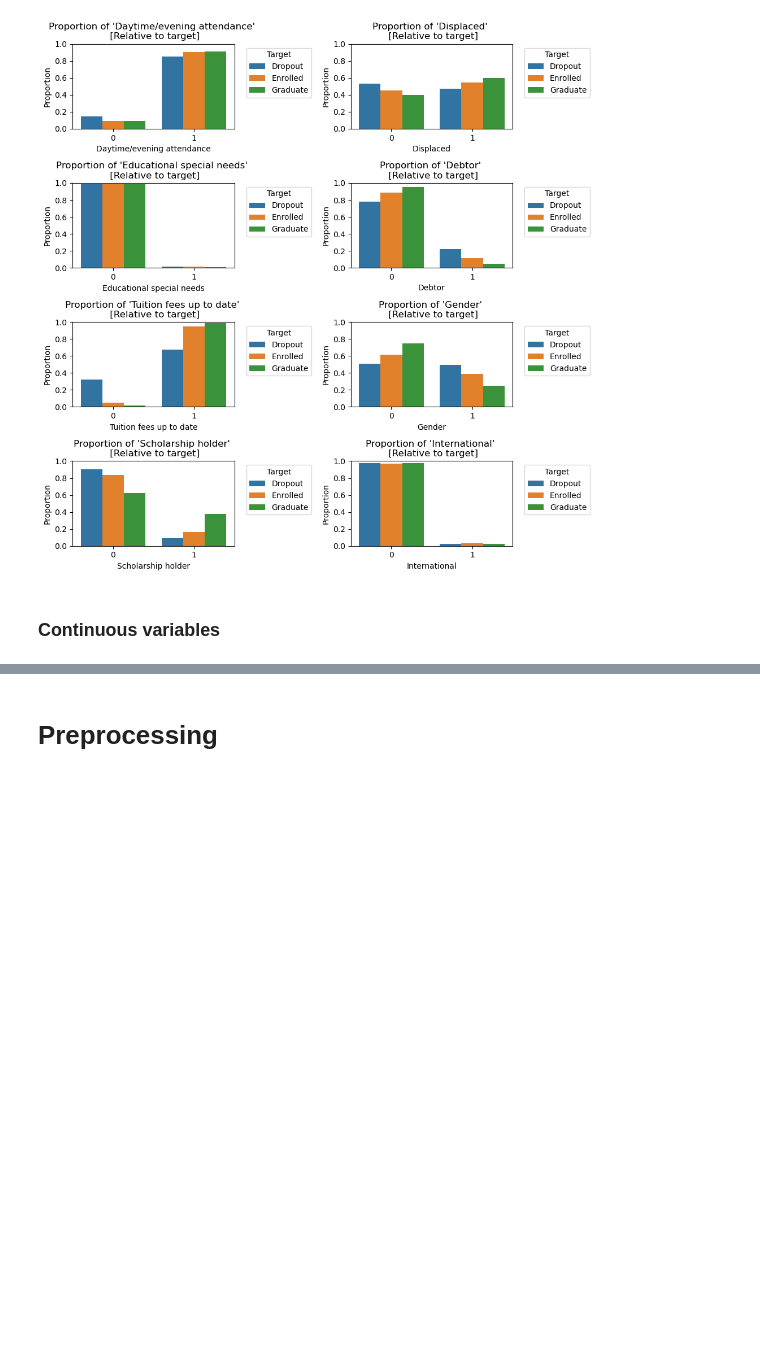
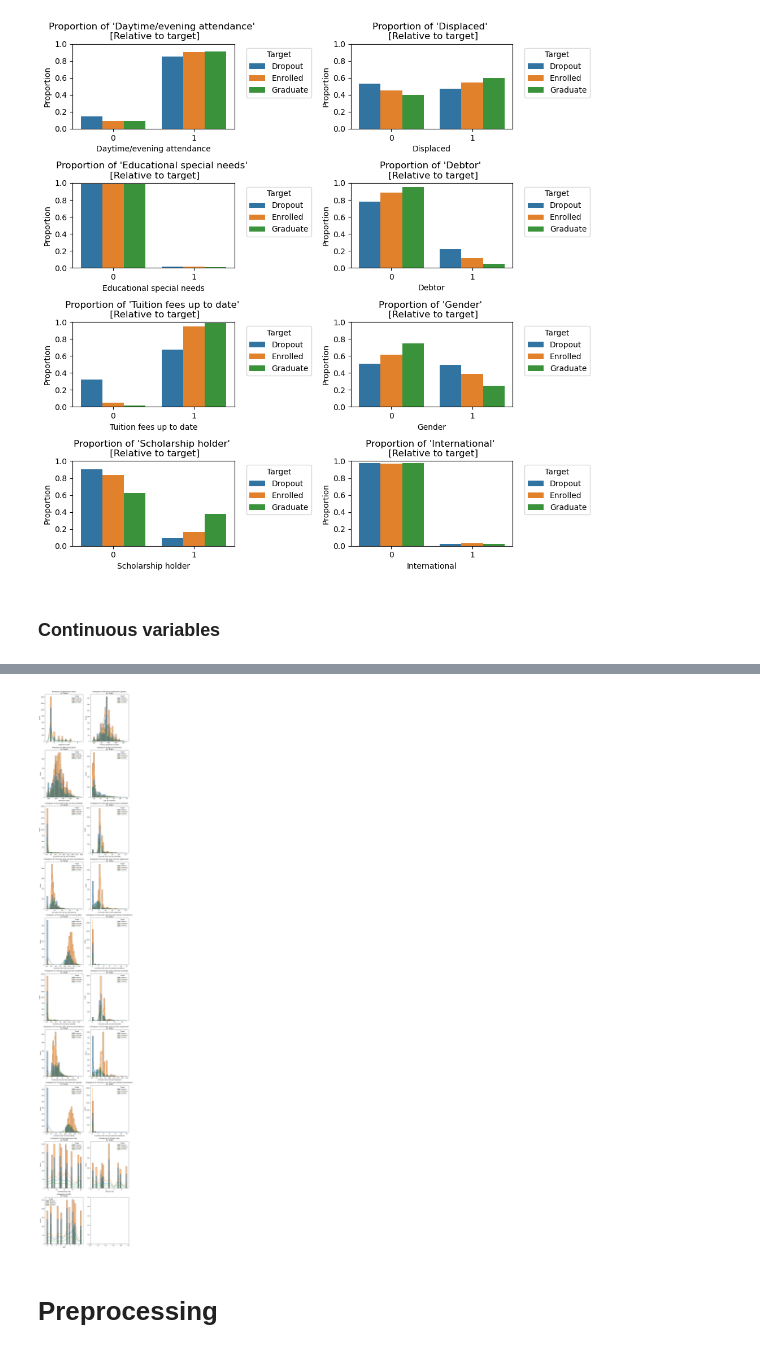
Before and after one commit to depipon/ClassicalML, a Jupyter notebook: 5 Dimension reduction PCA and LDA.ipynb, the cells around one changed output, grey strips where cells are left out. Saved outputs shown, nothing was run; the diff lists cells and outputs as text; code cells hidden in the pictures; blank space fills up the shorter version.

```diff
--- a/5 Dimension reduction PCA and LDA.ipynb
+++ b/5 Dimension reduction PCA and LDA.ipynb
@@ -316,3 +231,19 @@ The data is composed of categorical features and an ordinal label. Feature examp
+# %%
+# Create a grid of subplots for feature columns)
+fig, axes = plt.subplots(10, 2, figsize=(10, 60))
+axes = axes.flatten()
+
+#Correlation matrix
+for ax, col in zip(axes, df_num.columns[:-1]):
+    sns.histplot(data=df_num, x=col, hue='Target', kde=True, bins=30, ax=ax)
+    ax.set_title(f'Histogram of {col} \n by Target')
+    ax.set_ylabel("Count")
+
+# Adjust layout to prevent overlap
+plt.tight_layout()
+plt.show()
+# %% [output]
+[figure, added]
 # %% [markdown]
 # Preprocessing
 # %% [markdown]
```
Also changed, not shown: parts of 10 cells of this notebook.
